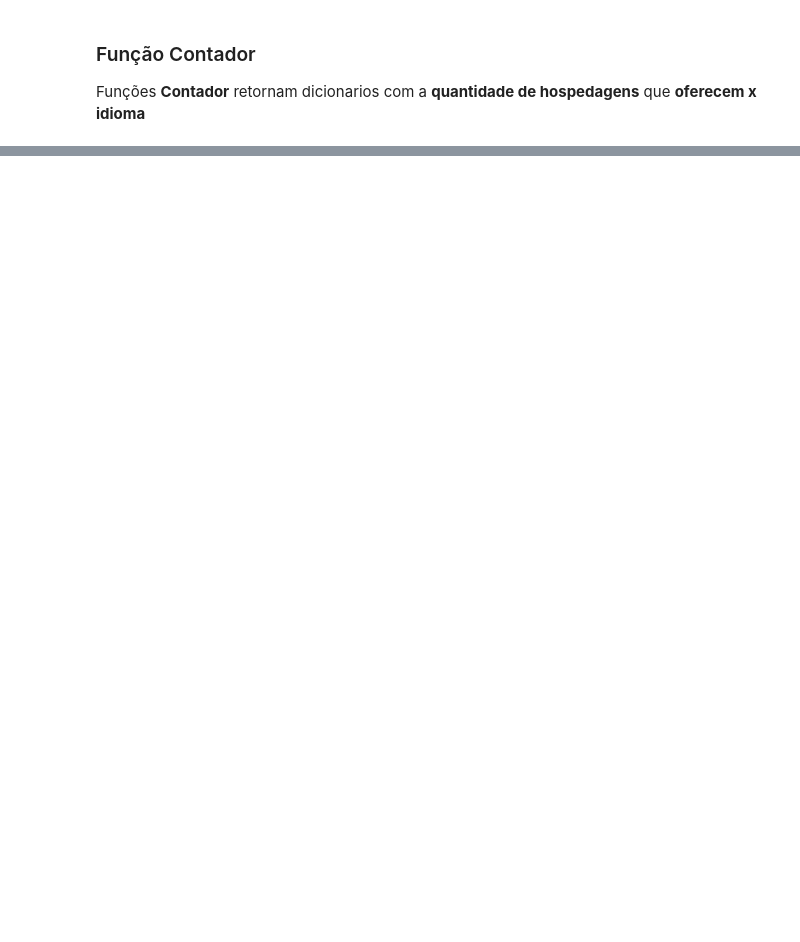
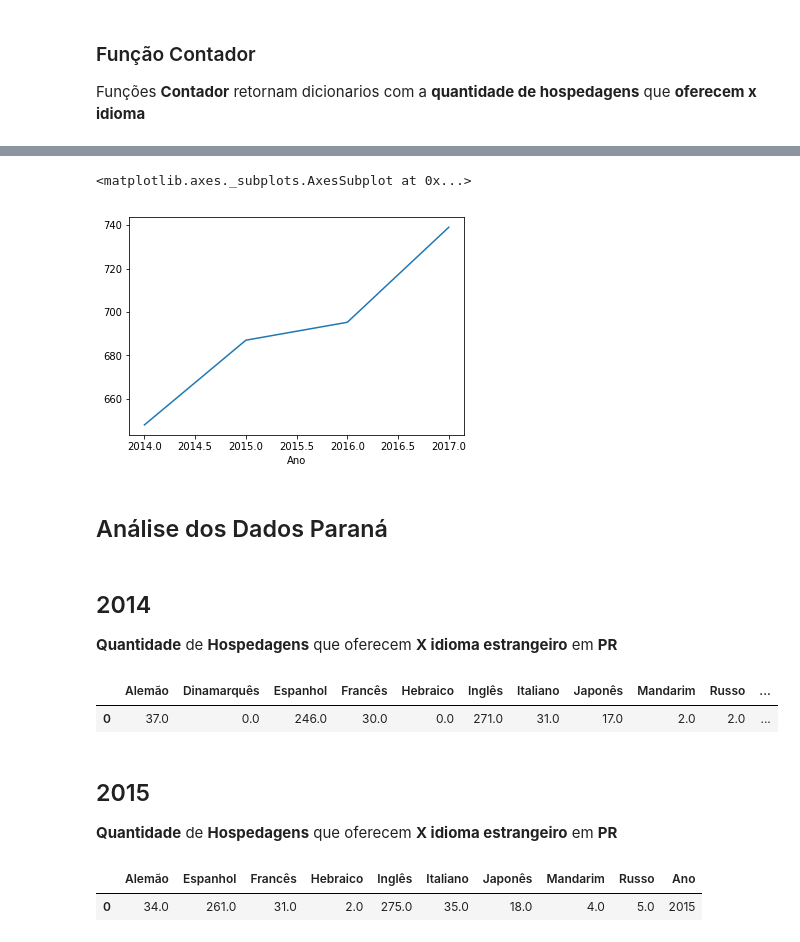
Before and after one commit to if1015-datascience-ufpe/2018-2-projeto-agua-de-coco, a Jupyter notebook: Análise Hospedagens.ipynb, the cells around one changed output, grey strips where cells are left out. Saved outputs shown, nothing was run; the diff lists cells and outputs as text; code cells hidden in the pictures; blank space fills up the shorter version.

```diff
--- a/Análise Hospedagens.ipynb
+++ b/Análise Hospedagens.ipynb
@@ -549,0 +596,3 @@ dadosPE
+# %%
+dadosSP_2015 = dados2015(dados_2015,'SP')
+dadosSP_2015
@@ -549,0 +605,3 @@ dadosPE
+# %%
+dadosSP_2016 = dados2016(dados_2016_01,dados_2016_02,dados_2016_03,dados_2016_04,'SP')
+dadosSP_2016
@@ -549,0 +614,3 @@ dadosPE
+# %%
+dadosSP_2017 = dados2017(dados_2017_01,dados_2017_02,dados_2017_03,dados_2017_04,'SP')
+dadosSP_2017
@@ -549,0 +622,3 @@ dadosPE
+# %%
+dadosSP = Dados(dadosSP_2014,dadosSP_2015,dadosSP_2016,dadosSP_2017)
+dadosSP
@@ -549,0 +638,25 @@ dadosPE
+# %%
+dadosSP.groupby(dadosSP.Ano.dt.year).Inglês.mean().plot()
+# %% [output]
+<matplotlib.axes._subplots.AxesSubplot at 0x...>
+[figure, added]
+# %% [markdown]
+## Análise dos Dados Paraná
+# %% [markdown]
+## 2014
+<p><strong>Quantidade</strong> de <strong>Hospedagens</strong> que oferecem <strong>X idioma estrangeiro</strong> em <strong>PR</strong></p>
+# %%
+dadosPR_2014 = dados2014(dados_2014,'PR')
+dadosPR_2014
+# %% [output]
+|  | Alemão | Dinamarquês | Espanhol | Francês | Hebraico | Inglês | Italiano | Japonês | Mandarim | Russo | ... |
+| 0 | 37.0 | 0.0 | 246.0 | 30.0 | 0.0 | 271.0 | 31.0 | 17.0 | 2.0 | 2.0 | ... |
+# %% [markdown]
+## 2015
+<p><strong>Quantidade</strong> de <strong>Hospedagens</strong> que oferecem <strong>X idioma estrangeiro</strong> em <strong>PR</strong></p>
+# %%
+dadosPR_2015 = dados2015(dados_2015,'PR')
+dadosPR_2015
+# %% [output]
+|  | Alemão | Espanhol | Francês | Hebraico | Inglês | Italiano | Japonês | Mandarim | Russo | Ano |
+| 0 | 34.0 | 261.0 | 31.0 | 2.0 | 275.0 | 35.0 | 18.0 | 4.0 | 5.0 | 2015 |
```
Also changed, not shown: parts of 70 cells of this notebook, 1 other file.
